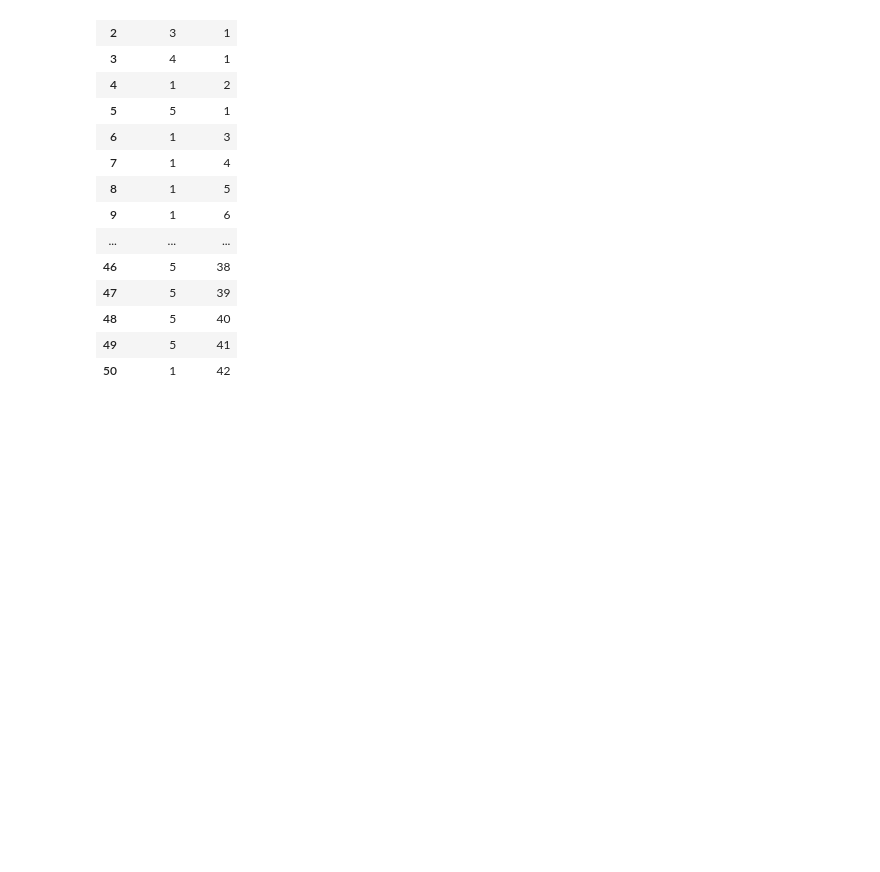
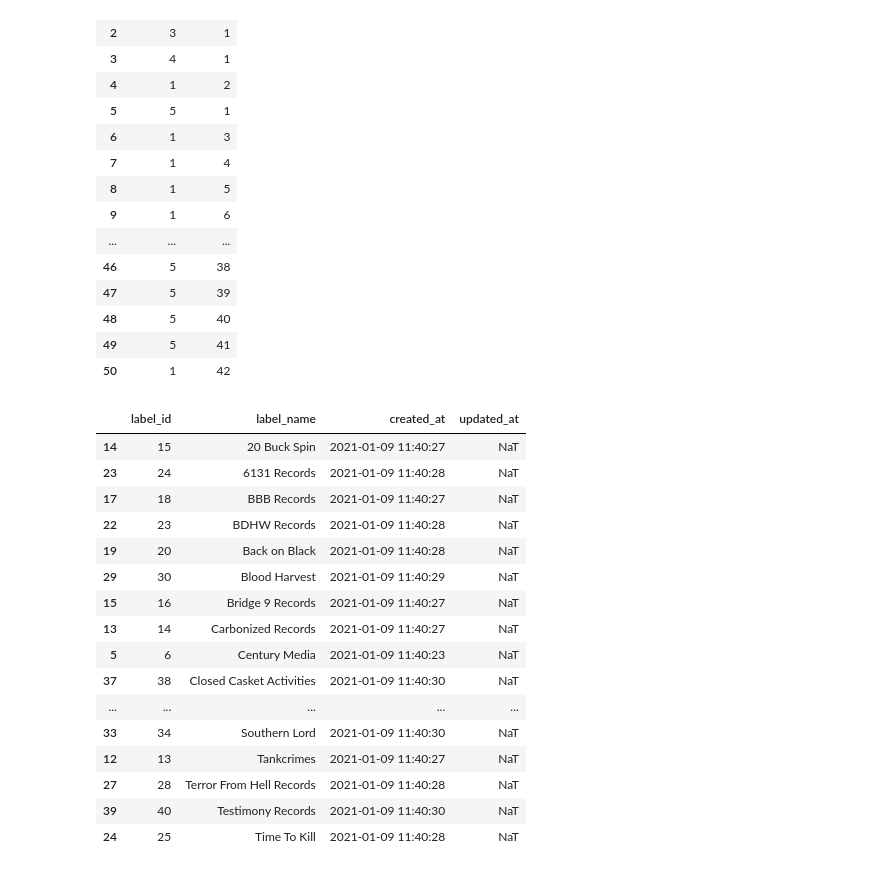
Before and after one commit to rbuerki/death-metal-disco, a Jupyter notebook: dev/2-Query-DB.ipynb, the cells around one changed output. Saved outputs shown, nothing was run; the diff lists cells and outputs as text; code cells hidden in the pictures; blank space fills up the shorter version.

```diff
--- a/dev/2-Query-DB.ipynb
+++ b/dev/2-Query-DB.ipynb
@@ -156,3 +156,23 @@ pd.read_sql("genre_label_link", engine)
 | 48 | 5 | 40 |
 | 49 | 5 | 41 |
 | 50 | 1 | 42 |
+# %%
+pd.read_sql("labels", engine).sort_values("label_name")
+# %% [output]
+|  | label_id | label_name | created_at | updated_at |
+| 14 | 15 | 20 Buck Spin | 2021-01-09 11:40:27 | NaT |
+| 23 | 24 | 6131 Records | 2021-01-09 11:40:28 | NaT |
+| 17 | 18 | BBB Records | 2021-01-09 11:40:27 | NaT |
+| 22 | 23 | BDHW Records | 2021-01-09 11:40:28 | NaT |
+| 19 | 20 | Back on Black | 2021-01-09 11:40:28 | NaT |
+| 29 | 30 | Blood Harvest | 2021-01-09 11:40:29 | NaT |
+| 15 | 16 | Bridge 9 Records | 2021-01-09 11:40:27 | NaT |
+| 13 | 14 | Carbonized Records | 2021-01-09 11:40:27 | NaT |
+| 5 | 6 | Century Media | 2021-01-09 11:40:23 | NaT |
+| 37 | 38 | Closed Casket Activities | 2021-01-09 11:40:30 | NaT |
+| ... | ... | ... | ... | ... |
+| 33 | 34 | Southern Lord | 2021-01-09 11:40:30 | NaT |
+| 12 | 13 | Tankcrimes | 2021-01-09 11:40:27 | NaT |
+| 27 | 28 | Terror From Hell Records | 2021-01-09 11:40:28 | NaT |
+| 39 | 40 | Testimony Records | 2021-01-09 11:40:30 | NaT |
+| 24 | 25 | Time To Kill | 2021-01-09 11:40:28 | NaT |
```
Also changed, not shown: parts of 2 cells of this notebook, 2 other files.
